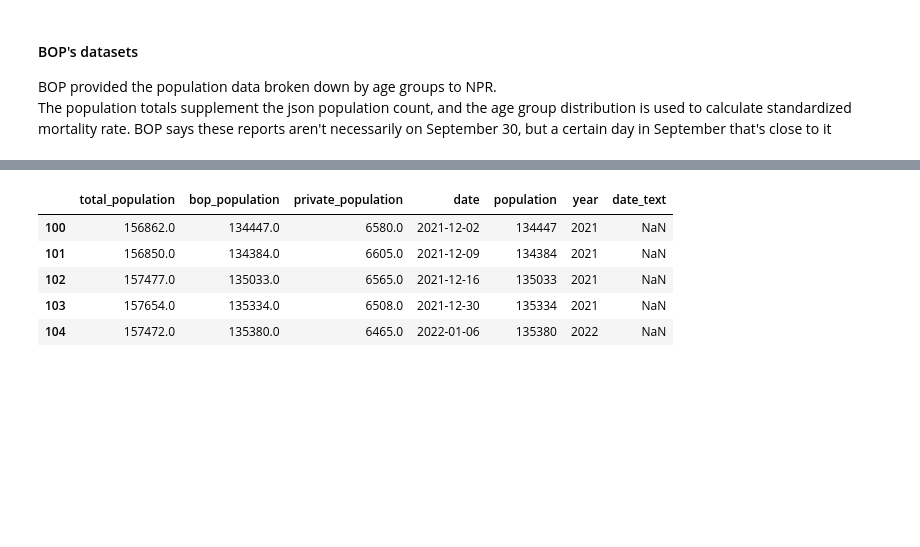
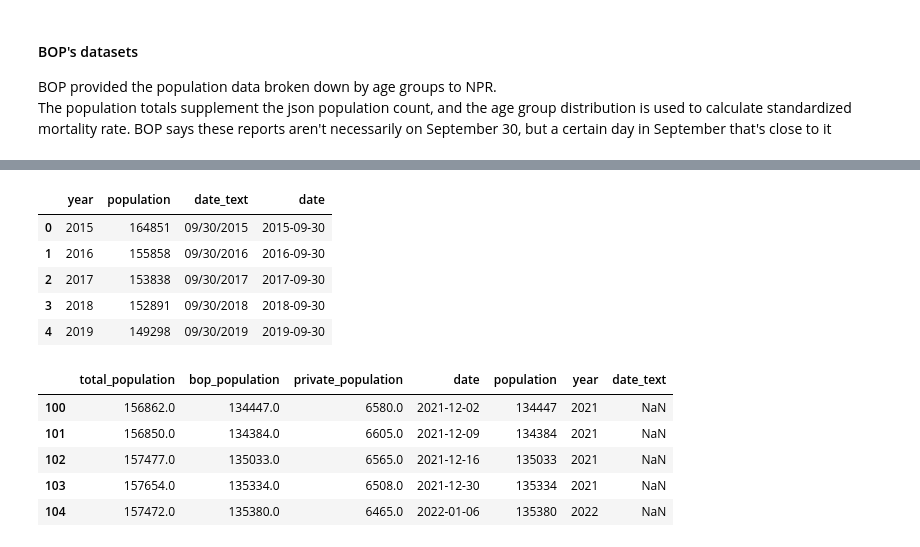
Before and after one commit to NPR-investigations/BOP_all_cause_mortality, a Jupyter notebook: 20220120_BOP_standardized_mortality_count_for_sharing.ipynb, the cells around one changed output, grey strips where cells are left out. Cells and saved outputs as stored; diff of their text form; code cells hidden in the pictures; blank space fills up the shorter version.

```diff
--- a/20220120_BOP_standardized_mortality_count_for_sharing.ipynb
+++ b/20220120_BOP_standardized_mortality_count_for_sharing.ipynb
@@ -204,6 +264,15 @@ reportcnt.year = reportcnt.year.astype('str')
 reportcnt['date_text'] = ['09/30/' + x for x in reportcnt.year]
 reportcnt['date'] = [pd.to_datetime(x) for x in reportcnt.date_text]
 reportcnt = reportcnt.rename(columns = {'Frequency':'population'})
+# %%
+reportcnt.head()
+# %% [output]
+|  | year | population | date_text | date |
+| 0 | 2015 | 164851 | 09/30/2015 | 2015-09-30 |
+| 1 | 2016 | 155858 | 09/30/2016 | 2016-09-30 |
+| 2 | 2017 | 153838 | 09/30/2017 | 2017-09-30 |
+| 3 | 2018 | 152891 | 09/30/2018 | 2018-09-30 |
+| 4 | 2019 | 149298 | 09/30/2019 | 2019-09-30 |
 # %%
 # adding the BOP data to the UCLA data
 popdf = pd.concat([mainframe,reportcnt])
```
Also changed, not shown: parts of 23 cells of this notebook, 1 other file.
